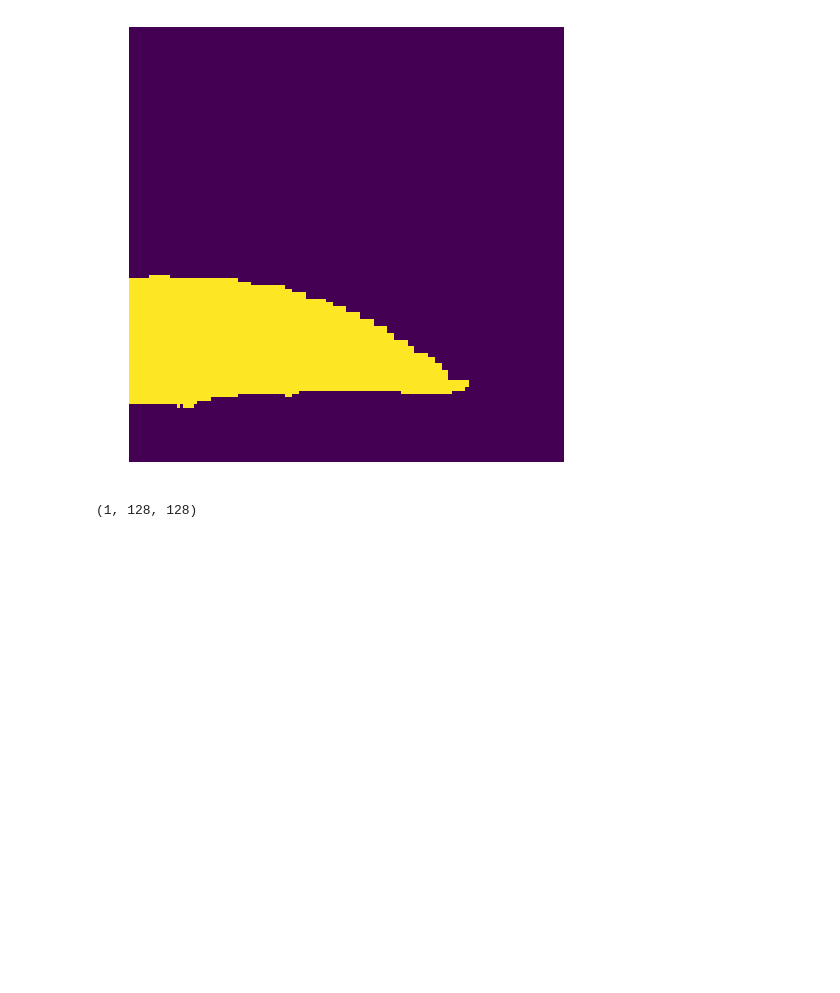
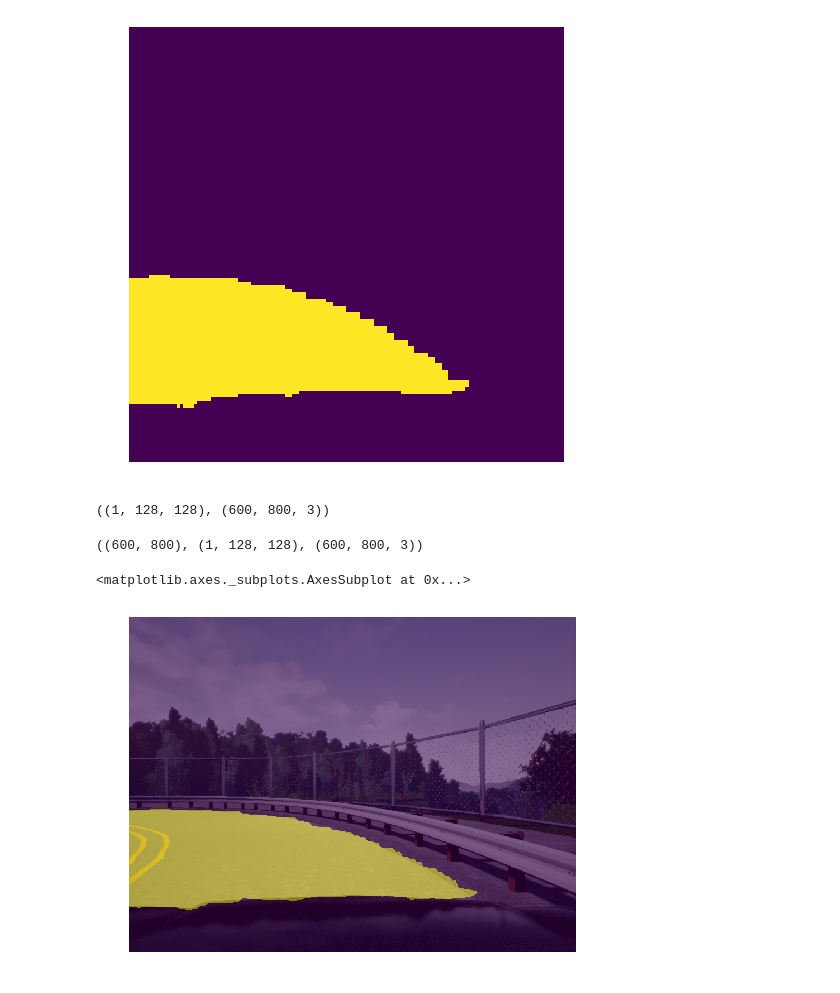
Before and after one commit to thedch/lyft-challenge, a Jupyter notebook: test-predictions.ipynb, the cells around one changed output. Saved outputs shown, nothing was run; the diff lists cells and outputs as text; code cells hidden in the pictures; blank space fills up the shorter version.

```diff
--- a/test-predictions.ipynb
+++ b/test-predictions.ipynb
@@ -70,6 +70,18 @@ show_img(pred_np[0,...]>0)
 <matplotlib.axes._subplots.AxesSubplot at 0x...>
 [figure]
 # %%
-pred_np.shape
+pred_np.shape, im.shape
 # %% [output]
-(1, 128, 128)
+((1, 128, 128), (600, 800, 3))
+# %%
+pred_big = cv2.resize(pred_np[0], (800, 600))
+# %%
+pred_big.shape, pred_np.shape, im.shape
+# %% [output]
+((600, 800), (1, 128, 128), (600, 800, 3))
+# %%
+ax = show_img(im)
+show_img(pred_big>0, ax=ax, alpha=0.5)
+# %% [output]
+<matplotlib.axes._subplots.AxesSubplot at 0x...>
+[figure, added]
```
Also changed, not shown: parts of 1 cell of this notebook, 1 other file.
